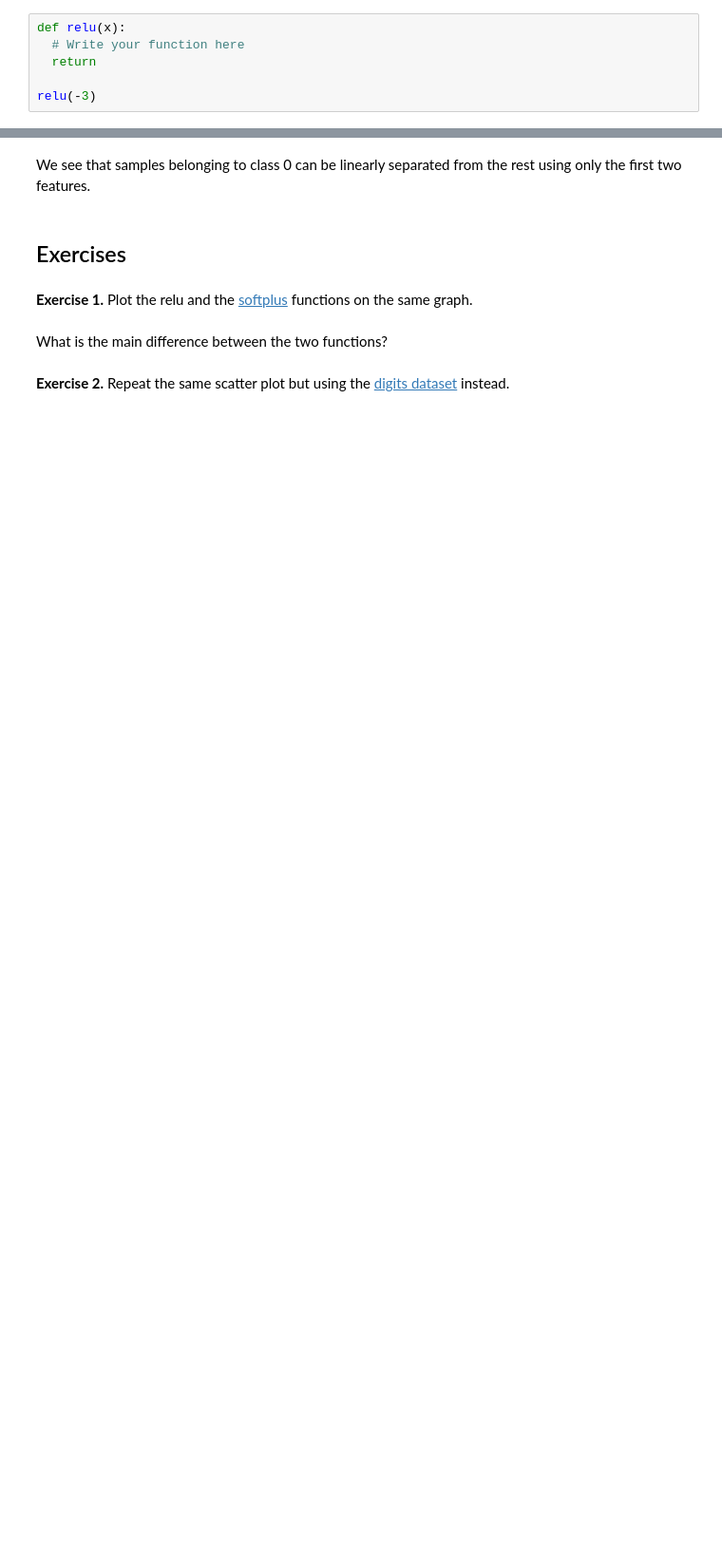
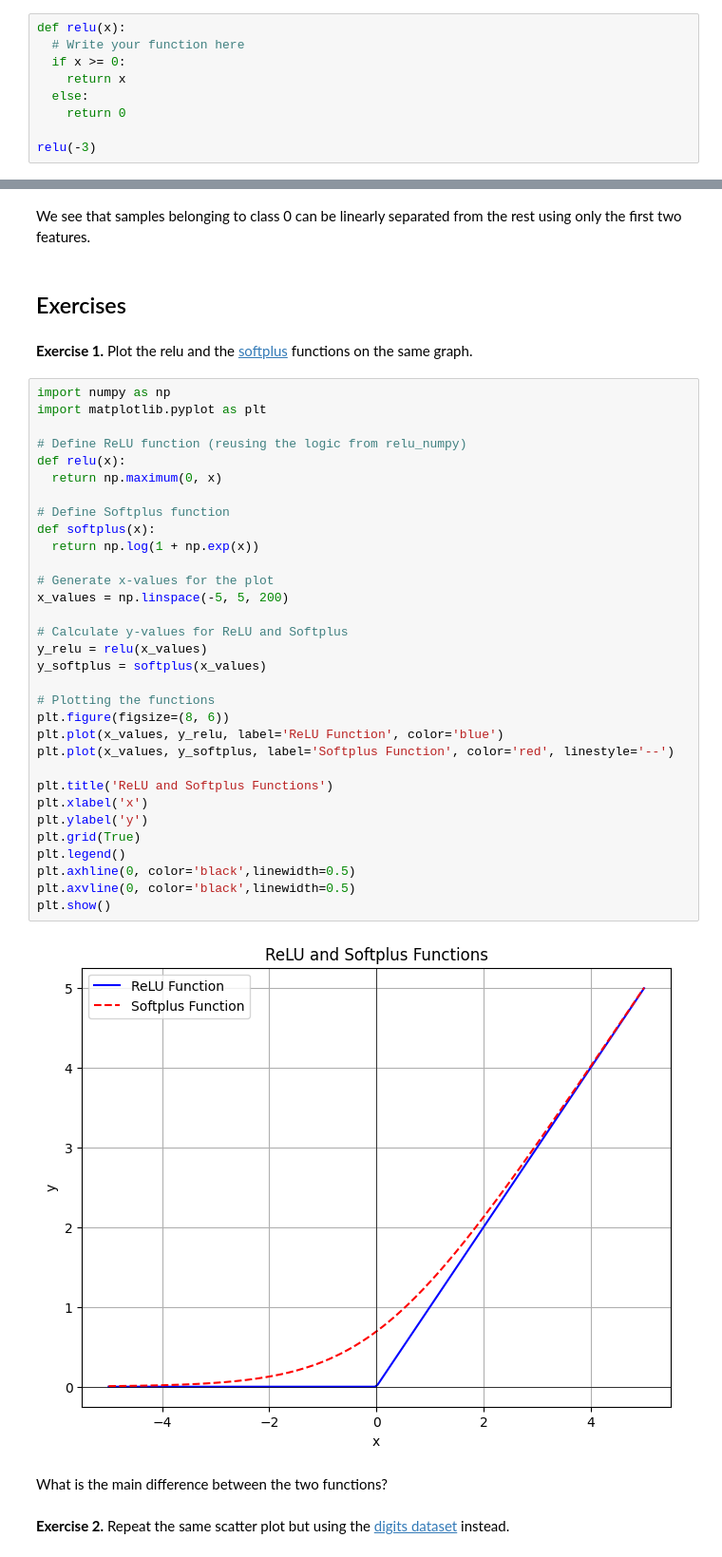
Before and after one commit to MehrafSyN/Algoverse, a Jupyter notebook: notebooks/01_python_basics.ipynb, the cells around one changed output, grey strips where cells are left out. Shown at 95% size. Cells and saved outputs as stored; diff of their text form; blank space fills up the shorter version.

```diff
--- a/notebooks/01_python_basics.ipynb
+++ b/notebooks/01_python_basics.ipynb
@@ -203,6 +198,9 @@ $\text{relu}(x) = \left\{
 # %%
 def relu(x):
   # Write your function here
-  return
+  if x >= 0:
+    return x
+  else:
+    return 0
 
 relu(-3)
@@ -510,6 +566,40 @@ We see that samples belonging to class 0 can be linearly separated from the rest
 ## Exercises
 # %% [markdown]
 **Exercise 1.** Plot the relu and the [softplus](https://en.wikipedia.org/wiki/Rectifier_(neural_networks)#Softplus) functions on the same graph.
+# %%
+import numpy as np
+import matplotlib.pyplot as plt
+
+# Define ReLU function (reusing the logic from relu_numpy)
+def relu(x):
+  return np.maximum(0, x)
+
+# Define Softplus function
+def softplus(x):
+  return np.log(1 + np.exp(x))
+
+# Generate x-values for the plot
+x_values = np.linspace(-5, 5, 200)
+
+# Calculate y-values for ReLU and Softplus
+y_relu = relu(x_values)
+y_softplus = softplus(x_values)
+
+# Plotting the functions
+plt.figure(figsize=(8, 6))
+plt.plot(x_values, y_relu, label='ReLU Function', color='blue')
+plt.plot(x_values, y_softplus, label='Softplus Function', color='red', linestyle='--')
+
+plt.title('ReLU and Softplus Functions')
+plt.xlabel('x')
+plt.ylabel('y')
+plt.grid(True)
+plt.legend()
+plt.axhline(0, color='black',linewidth=0.5)
+plt.axvline(0, color='black',linewidth=0.5)
+plt.show()
+# %% [output]
+[figure, added]
 # %% [markdown]
 What is the main difference between the two functions?
 # %% [markdown]
```
Also changed, not shown: parts of 15 cells of this notebook.
